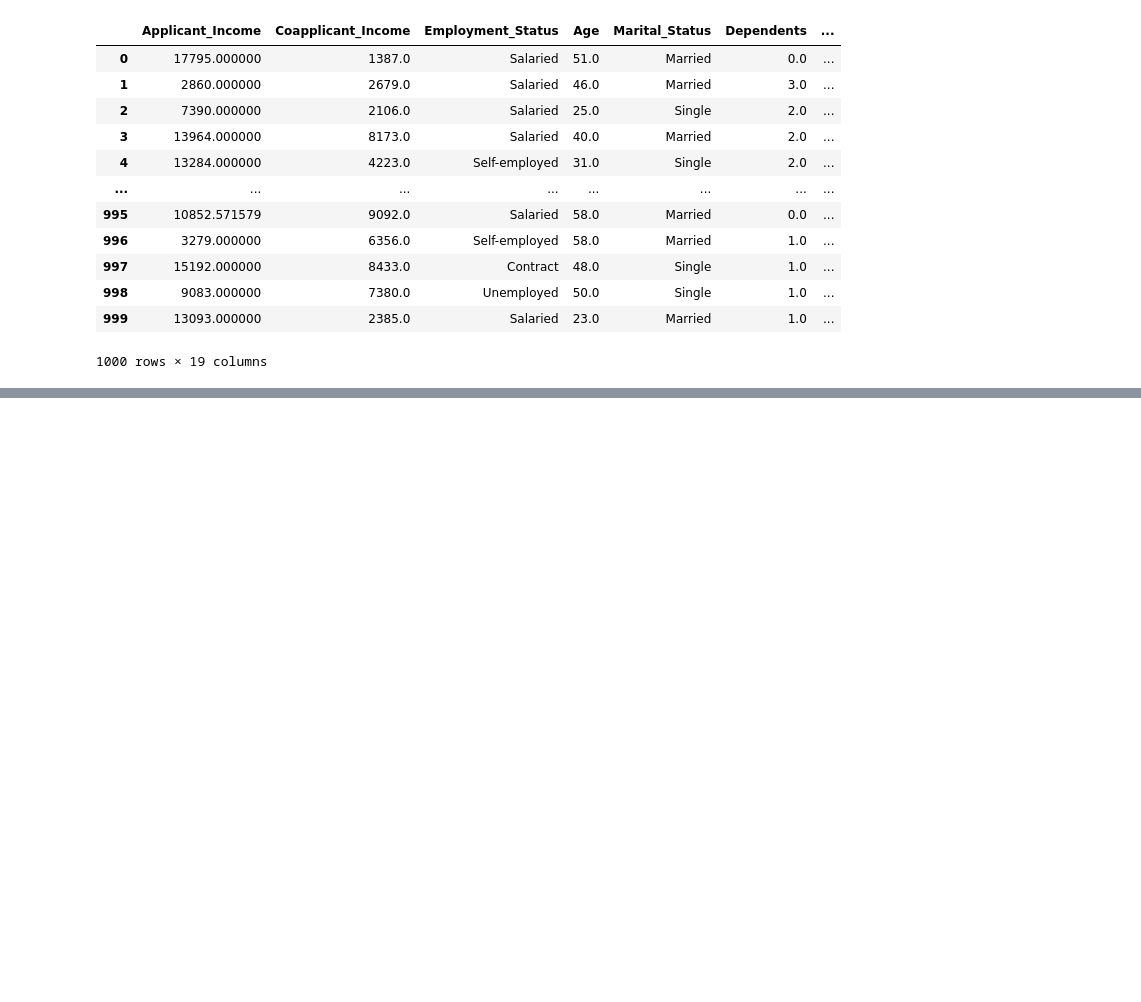
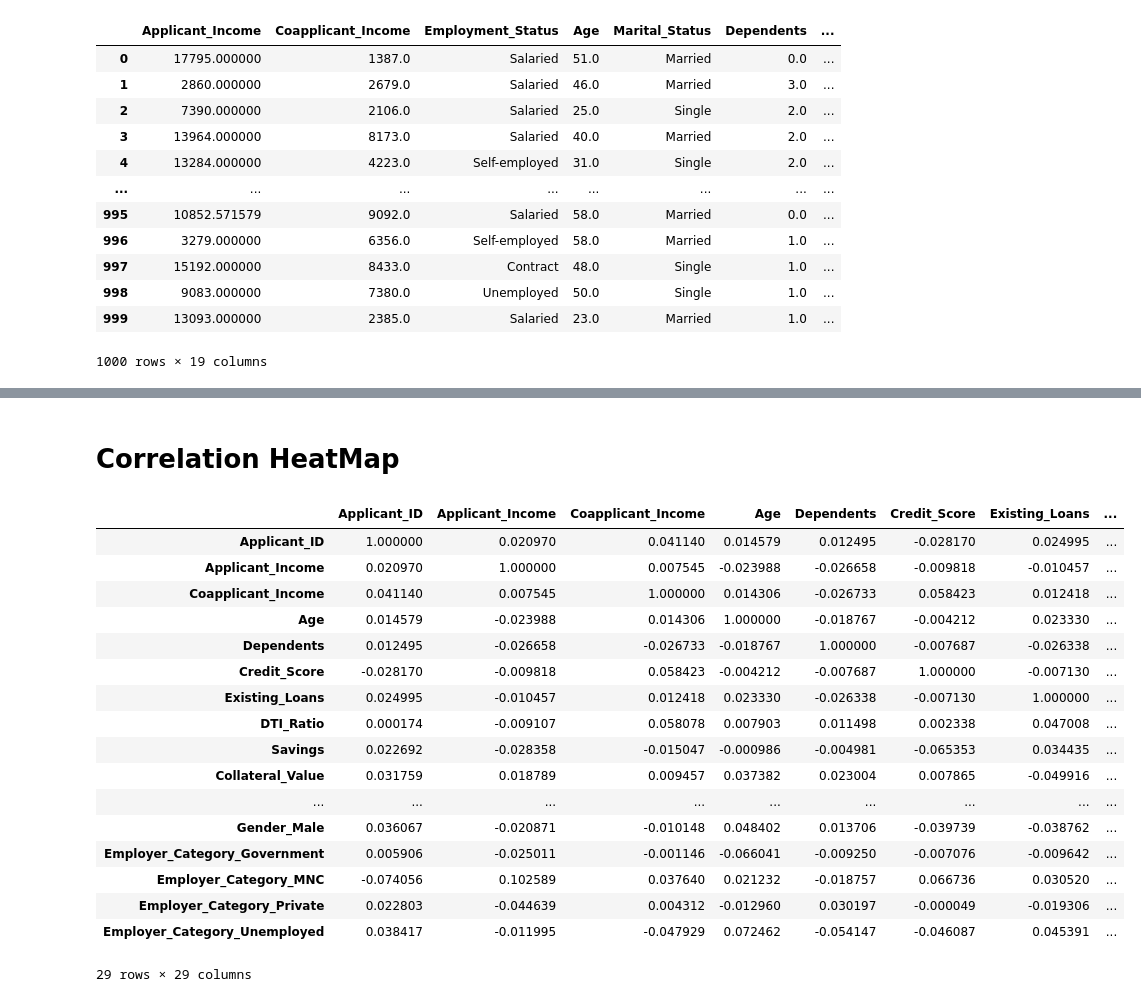
Before and after one commit to Saikiran-Sugurthi/Machine_Learning, a Jupyter notebook: Loan_Approval_Project/credit_wise.ipynb, the cells around one changed output, grey strips where cells are left out. Cells and saved outputs as stored; diff of their text form; code cells hidden in the pictures; blank space fills up the shorter version.

```diff
--- a/Loan_Approval_Project/credit_wise.ipynb
+++ b/Loan_Approval_Project/credit_wise.ipynb
@@ -229,0 +261,18 @@ df
+# %%
+from sklearn.preprocessing import LabelEncoder,OneHotEncoder
+#ordinal cols means which have info like some levels,in which order matters like UG<PG in education level
+#but in gender if use 0,1...0 may be treated as inferior ,its not like a lvel in gender ,so we use OneHotEncoding
+#wherever level matters we use LabelEncoder like EducationLevel
+le=LabelEncoder()
+df["Education_Level"]=le.fit_transform(df["Education_Level"])
+df["Loan_Approved"]=le.fit_transform(df["Loan_Approved"])
+
+#these are the cols for OneHotEncoding ,as these are not ordinal
+cols=["Employment_Status","Marital_Status","Loan_Purpose","Property_Area","Gender","Employer_Category"]
+
+ohe=OneHotEncoder(drop="first",sparse_output=False,handle_unknown="ignore")
+encoded=ohe.fit_transform(df[cols]) #doesnt return dataframe directly...2D array is returned
+#we have to convert and append
+
+encoded_df=pd.DataFrame(encoded,columns=ohe.get_feature_names_out(cols),index=df.index)
+df=pd.concat([df.drop(columns=cols),encoded_df],axis=1)
@@ -229,0 +289,25 @@ df
+# %% [markdown]
+# Correlation HeatMap
+# %%
+num_cols=df.select_dtypes(include="number")
+corr_matrix=num_cols.corr()
+corr_matrix
+# %% [output]
+|  | Applicant_ID | Applicant_Income | Coapplicant_Income | Age | Dependents | Credit_Score | Existing_Loans | ... |
+| Applicant_ID | 1.000000 | 0.020970 | 0.041140 | 0.014579 | 0.012495 | -0.028170 | 0.024995 | ... |
+| Applicant_Income | 0.020970 | 1.000000 | 0.007545 | -0.023988 | -0.026658 | -0.009818 | -0.010457 | ... |
+| Coapplicant_Income | 0.041140 | 0.007545 | 1.000000 | 0.014306 | -0.026733 | 0.058423 | 0.012418 | ... |
+| Age | 0.014579 | -0.023988 | 0.014306 | 1.000000 | -0.018767 | -0.004212 | 0.023330 | ... |
+| Dependents | 0.012495 | -0.026658 | -0.026733 | -0.018767 | 1.000000 | -0.007687 | -0.026338 | ... |
+| Credit_Score | -0.028170 | -0.009818 | 0.058423 | -0.004212 | -0.007687 | 1.000000 | -0.007130 | ... |
+| Existing_Loans | 0.024995 | -0.010457 | 0.012418 | 0.023330 | -0.026338 | -0.007130 | 1.000000 | ... |
+| DTI_Ratio | 0.000174 | -0.009107 | 0.058078 | 0.007903 | 0.011498 | 0.002338 | 0.047008 | ... |
+| Savings | 0.022692 | -0.028358 | -0.015047 | -0.000986 | -0.004981 | -0.065353 | 0.034435 | ... |
+| Collateral_Value | 0.031759 | 0.018789 | 0.009457 | 0.037382 | 0.023004 | 0.007865 | -0.049916 | ... |
+| ... | ... | ... | ... | ... | ... | ... | ... | ... |
+| Gender_Male | 0.036067 | -0.020871 | -0.010148 | 0.048402 | 0.013706 | -0.039739 | -0.038762 | ... |
+| Employer_Category_Government | 0.005906 | -0.025011 | -0.001146 | -0.066041 | -0.009250 | -0.007076 | -0.009642 | ... |
+| Employer_Category_MNC | -0.074056 | 0.102589 | 0.037640 | 0.021232 | -0.018757 | 0.066736 | 0.030520 | ... |
+| Employer_Category_Private | 0.022803 | -0.044639 | 0.004312 | -0.012960 | 0.030197 | -0.000049 | -0.019306 | ... |
+| Employer_Category_Unemployed | 0.038417 | -0.011995 | -0.047929 | 0.072462 | -0.054147 | -0.046087 | 0.045391 | ... |
+29 rows × 29 columns
```
Also changed, not shown: parts of 20 cells of this notebook.
